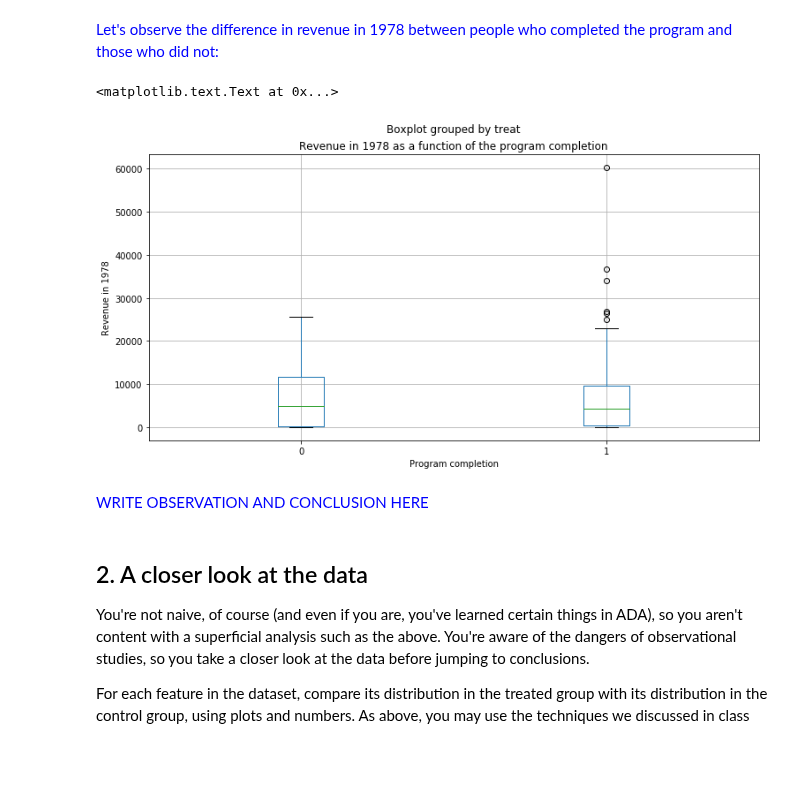
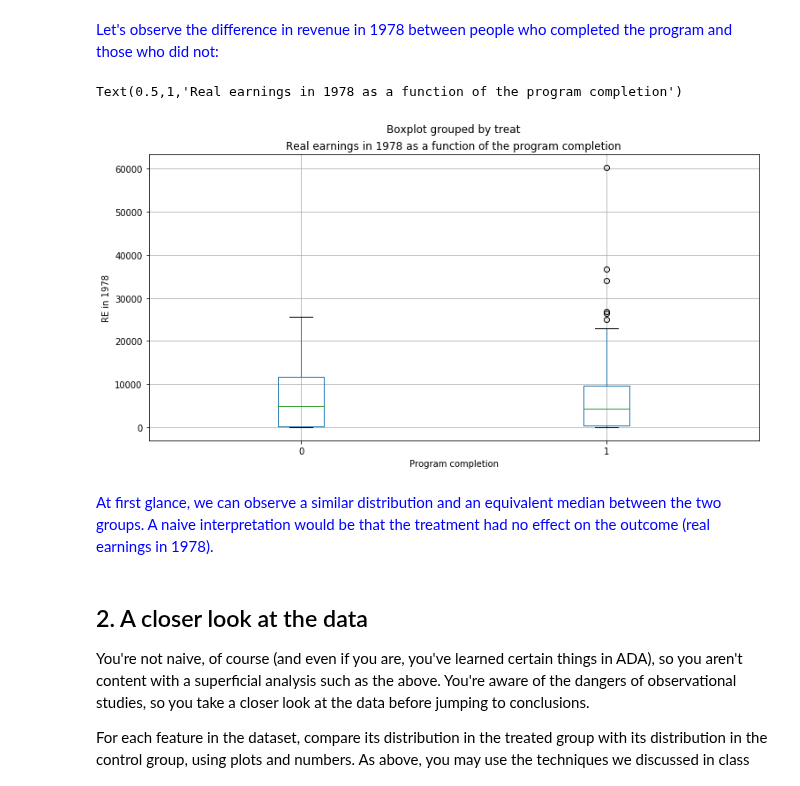
Before and after one commit to mosimann/ADA, a Jupyter notebook: 04 - Applied ML/Homework 4.ipynb, the cells around one changed output. Saved outputs shown, nothing was run; the diff lists cells and outputs as text; code cells hidden in the pictures; blank space fills up the shorter version.

```diff
--- a/04 - Applied ML/Homework 4.ipynb
+++ b/04 - Applied ML/Homework 4.ipynb
@@ -96,13 +96,13 @@ treat.describe()
 # %%
 ax = lalonde.boxplot(column = ['re78'], by = ['treat'] ,figsize=(12,6))
 ax.set_xlabel('Program completion')
-ax.set_ylabel('Revenue in 1978')
-ax.set_title('Revenue in 1978 as a function of the program completion')
+ax.set_ylabel('RE in 1978')
+ax.set_title('Real earnings in 1978 as a function of the program completion')
 # %% [output]
-<matplotlib.text.Text at 0x...>
+Text(0.5,1,'Real earnings in 1978 as a function of the program completion')
-[figure, old version]
+[figure, new version]
-# %% [markdown]
-<span style="color:blue">WRITE OBSERVATION AND CONCLUSION HERE
+# %% [markdown]
+<span style="color:blue">At first glance, we can observe a similar distribution and an equivalent median between the two groups. A naive interpretation would be that the treatment had no effect on the outcome (real earnings in 1978).
 # %% [markdown]
 ## 2. A closer look at the data
 
```
Also changed, not shown: parts of 13 cells of this notebook.
